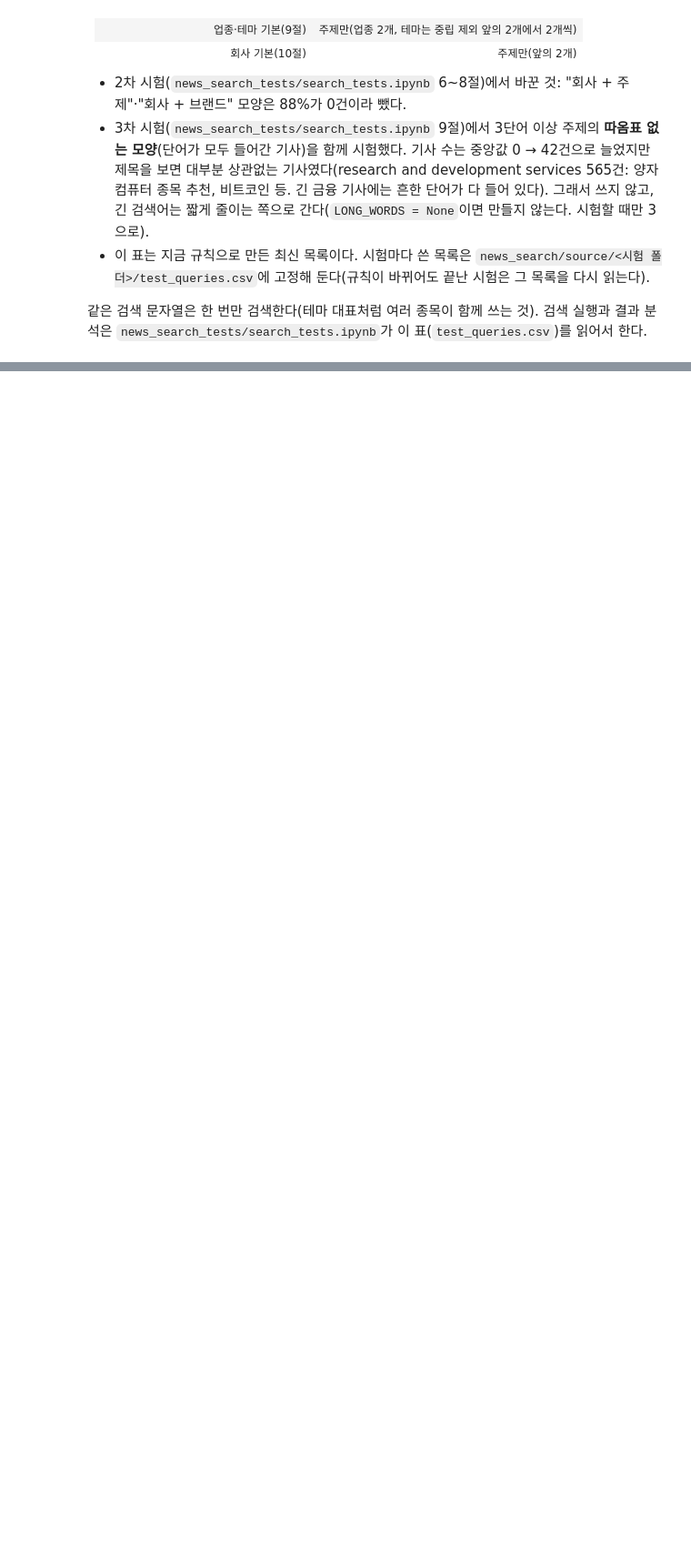
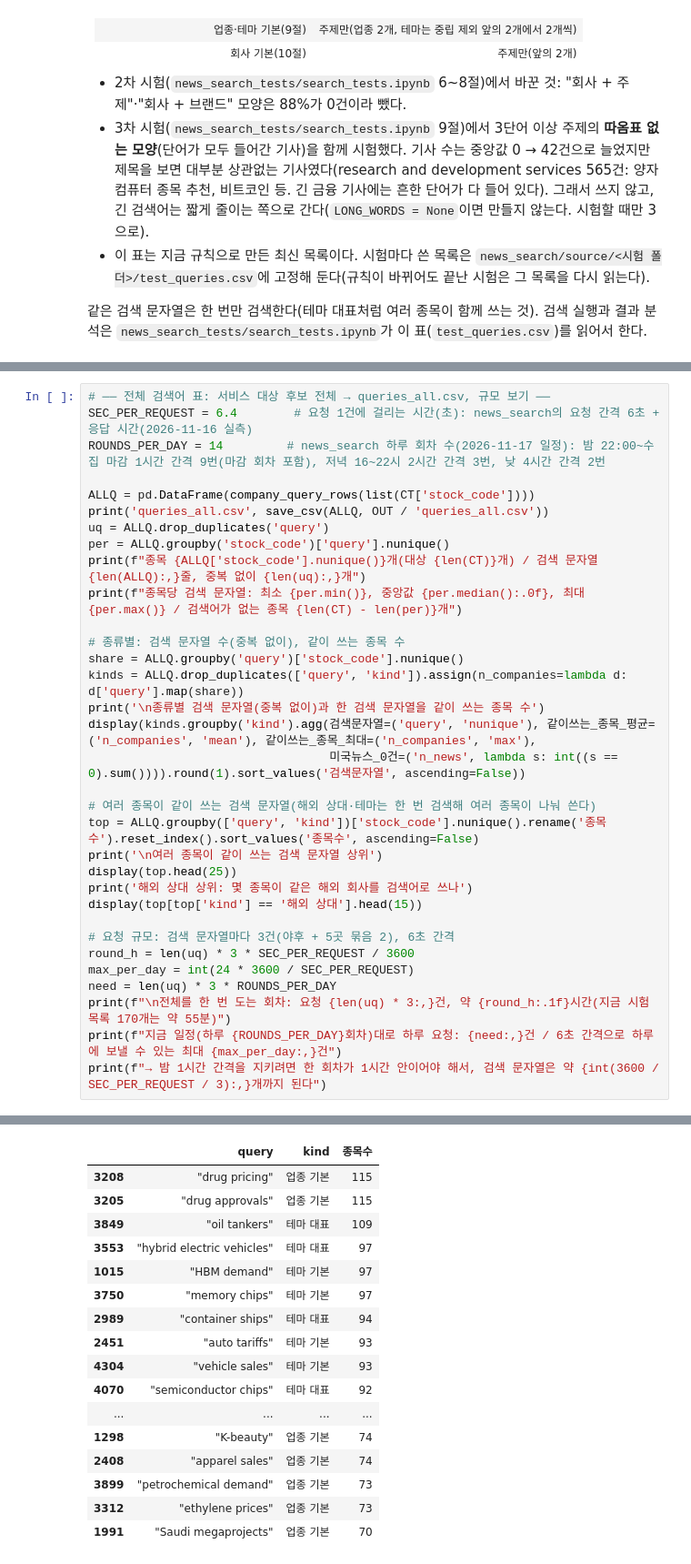
Before and after one commit to minseokgeum/ai_campus_main_proj, a Jupyter notebook: graph_db/search_terms.ipynb, the cells around one changed output, grey strips where cells are left out. Shown at 91% size. Drawn from its saved outputs; the diff is of its cells as text; blank space fills up the shorter version.

```diff
--- a/graph_db/search_terms.ipynb
+++ b/graph_db/search_terms.ipynb
@@ -851,0 +889,34 @@ save 씀
+# %%
+# ── 전체 검색어 표: 서비스 대상 후보 전체 → queries_all.csv, 규모 보기 ──
+SEC_PER_REQUEST = 6.4        # 요청 1건에 걸리는 시간(초): news_search의 요청 간격 6초 + 응답 시간(2026-11-16 실측)
+ROUNDS_PER_DAY = 14         # news_search 하루 회차 수(2026-11-17 일정): 밤 22:00~수집 마감 1시간 간격 9번(마감 회차 포함), 저녁 16~22시 2시간 간격 3번, 낮 4시간 간격 2번
+
+ALLQ = pd.DataFrame(company_query_rows(list(CT['stock_code'])))
+print('queries_all.csv', save_csv(ALLQ, OUT / 'queries_all.csv'))
+uq = ALLQ.drop_duplicates('query')
+per = ALLQ.groupby('stock_code')['query'].nunique()
+print(f"종목 {ALLQ['stock_code'].nunique()}개(대상 {len(CT)}개) / 검색 문자열 {len(ALLQ):,}줄, 중복 없이 {len(uq):,}개")
+print(f"종목당 검색 문자열: 최소 {per.min()}, 중앙값 {per.median():.0f}, 최대 {per.max()} / 검색어가 없는 종목 {len(CT) - len(per)}개")
+
+# 종류별: 검색 문자열 수(중복 없이), 같이 쓰는 종목 수
+share = ALLQ.groupby('query')['stock_code'].nunique()
+kinds = ALLQ.drop_duplicates(['query', 'kind']).assign(n_companies=lambda d: d['query'].map(share))
+print('\n종류별 검색 문자열(중복 없이)과 한 검색 문자열을 같이 쓰는 종목 수')
+display(kinds.groupby('kind').agg(검색문자열=('query', 'nunique'), 같이쓰는_종목_평균=('n_companies', 'mean'), 같이쓰는_종목_최대=('n_companies', 'max'),
+                                  미국뉴스_0건=('n_news', lambda s: int((s == 0).sum()))).round(1).sort_values('검색문자열', ascending=False))
+
+# 여러 종목이 같이 쓰는 검색 문자열(해외 상대·테마는 한 번 검색해 여러 종목이 나눠 쓴다)
+top = ALLQ.groupby(['query', 'kind'])['stock_code'].nunique().rename('종목수').reset_index().sort_values('종목수', ascending=False)
+print('\n여러 종목이 같이 쓰는 검색 문자열 상위')
+display(top.head(25))
+print('해외 상대 상위: 몇 종목이 같은 해외 회사를 검색어로 쓰나')
+display(top[top['kind'] == '해외 상대'].head(15))
+
+# 요청 규모: 검색 문자열마다 3건(야후 + 5곳 묶음 2), 6초 간격
+round_h = len(uq) * 3 * SEC_PER_REQUEST / 3600
+max_per_day = int(24 * 3600 / SEC_PER_REQUEST)
+need = len(uq) * 3 * ROUNDS_PER_DAY
+print(f"\n전체를 한 번 도는 회차: 요청 {len(uq) * 3:,}건, 약 {round_h:.1f}시간(지금 시험 목록 170개는 약 55분)")
+print(f"지금 일정(하루 {ROUNDS_PER_DAY}회차)대로 하루 요청: {need:,}건 / 6초 간격으로 하루에 보낼 수 있는 최대 {max_per_day:,}건")
+print(f"→ 밤 1시간 간격을 지키려면 한 회차가 1시간 안이어야 해서, 검색 문자열은 약 {int(3600 / SEC_PER_REQUEST / 3):,}개까지 된다")
+# %% [output]
@@ -851,0 +942,17 @@ save 씀
+|  | query | kind | 종목수 |
+| 3208 | "drug pricing" | 업종 기본 | 115 |
+| 3205 | "drug approvals" | 업종 기본 | 115 |
+| 3849 | "oil tankers" | 테마 대표 | 109 |
+| 3553 | "hybrid electric vehicles" | 테마 대표 | 97 |
+| 1015 | "HBM demand" | 테마 기본 | 97 |
+| 3750 | "memory chips" | 테마 기본 | 97 |
+| 2989 | "container ships" | 테마 대표 | 94 |
+| 2451 | "auto tariffs" | 테마 기본 | 93 |
+| 4304 | "vehicle sales" | 테마 기본 | 93 |
+| 4070 | "semiconductor chips" | 테마 대표 | 92 |
+| ... | ... | ... | ... |
+| 1298 | "K-beauty" | 업종 기본 | 74 |
+| 2408 | "apparel sales" | 업종 기본 | 74 |
+| 3899 | "petrochemical demand" | 업종 기본 | 73 |
+| 3312 | "ethylene prices" | 업종 기본 | 73 |
+| 1991 | "Saudi megaprojects" | 업종 기본 | 70 |
```
Also changed, not shown: parts of 11 cells of this notebook, 9 other files.
